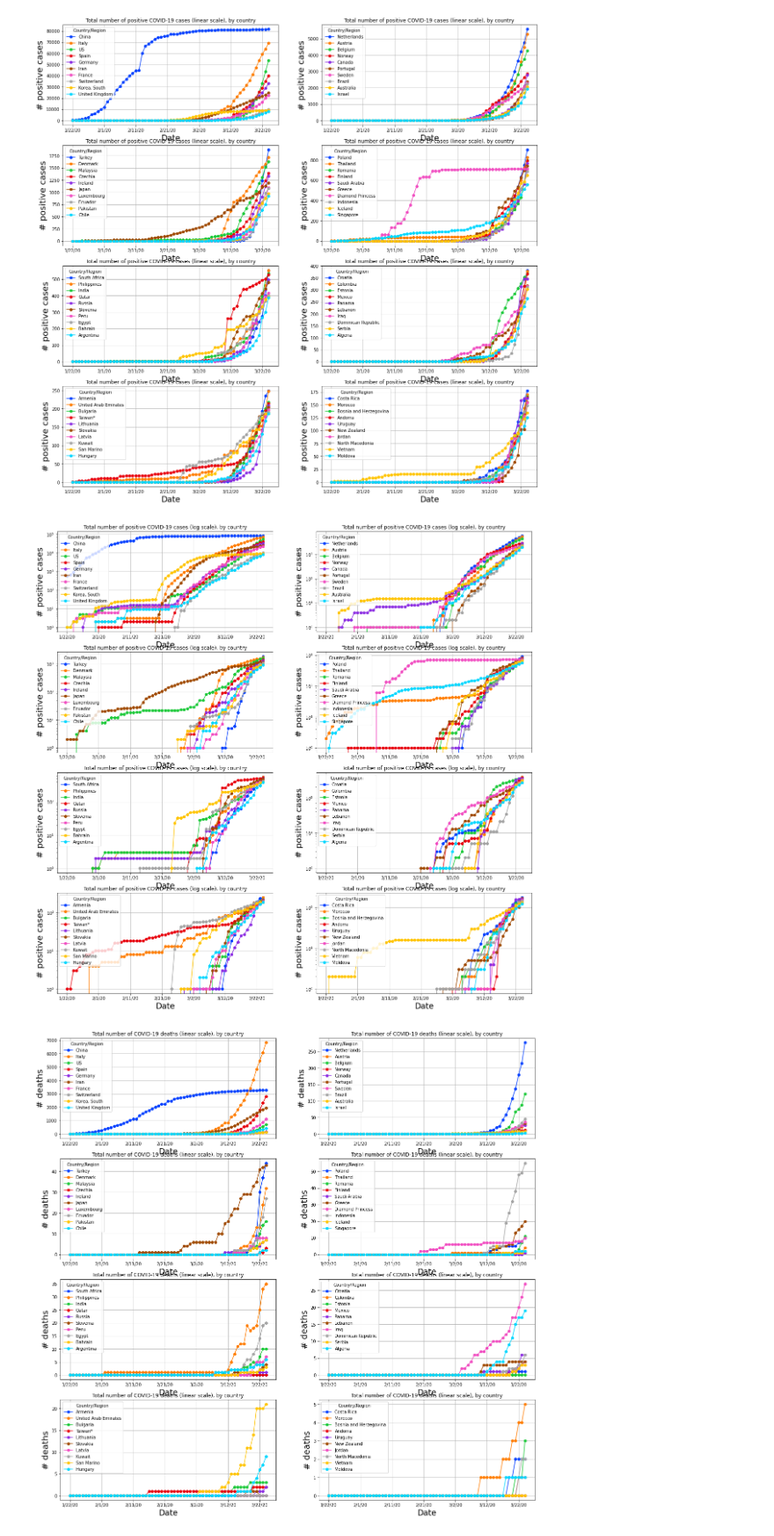
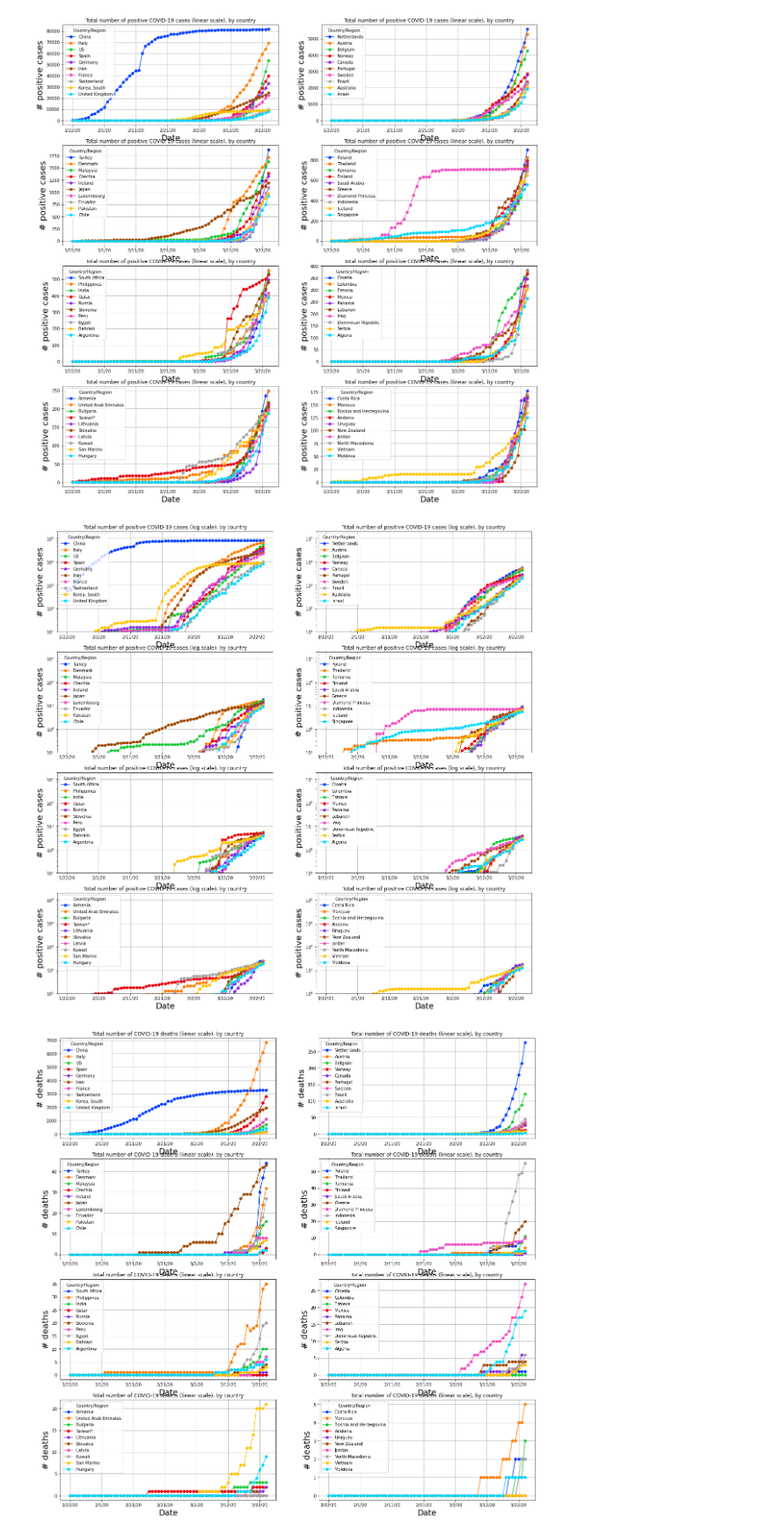
Before and after one commit to perrozzi/COVID-19, a Jupyter notebook: notebooks/COVID-19-by-country.ipynb, the cells around one changed output. Shown at 88% size. Drawn from its saved outputs; the diff is of its cells as text; code cells hidden in the pictures.

```diff
--- a/notebooks/COVID-19-by-country.ipynb
+++ b/notebooks/COVID-19-by-country.ipynb
@@ -114,21 +114,22 @@ for r in range(nrow):
 # %%
 nrow=4
 ncol=2
 count=0
 fig, axes = plt.subplots(nrows=nrow, ncols=ncol)
 
 for r in range(nrow):
     for c in range(ncol):
         #show total number of positive cases
         plot_countries = contries_ordered[count*10:(count+1)*10].index
         # print(count*10,(count+1)*10,plot_countries)
         conf[plot_countries].plot(logy=True, grid=True, marker='o', ax=axes[r,c],
                  title='Total number of positive COVID-19 cases (log scale), by country', figsize = (20,20))
         axes[r,c].set_xlabel("Date", fontsize=19)
         axes[r,c].set_ylabel("# positive cases", fontsize=20)
+        axes[r,c].set_ylim(1e1,2e5)
         count+=1
 # %% [output]
-[figure, old version]
+[figure, new version]
 # %%
 nrow=4
 ncol=2
```
Also changed, not shown: parts of 2 cells of this notebook, 2 other files.
